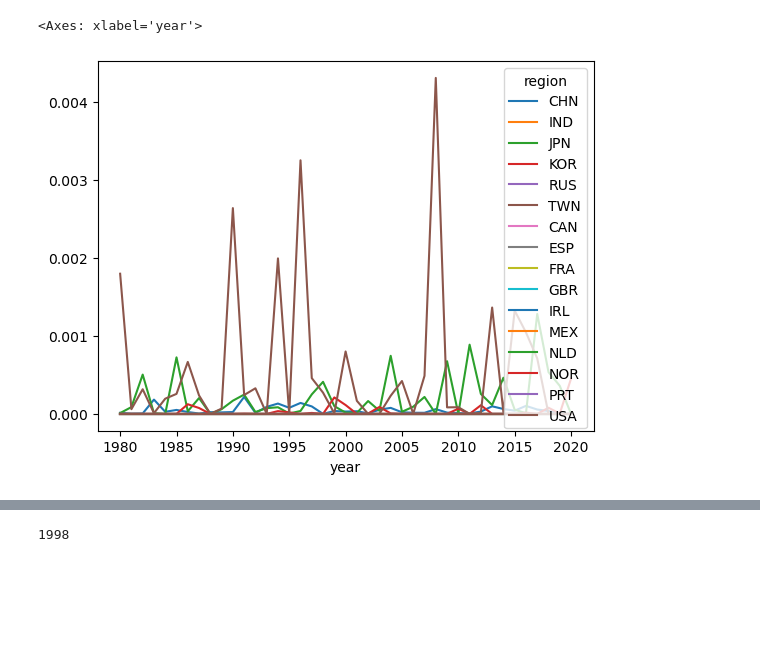
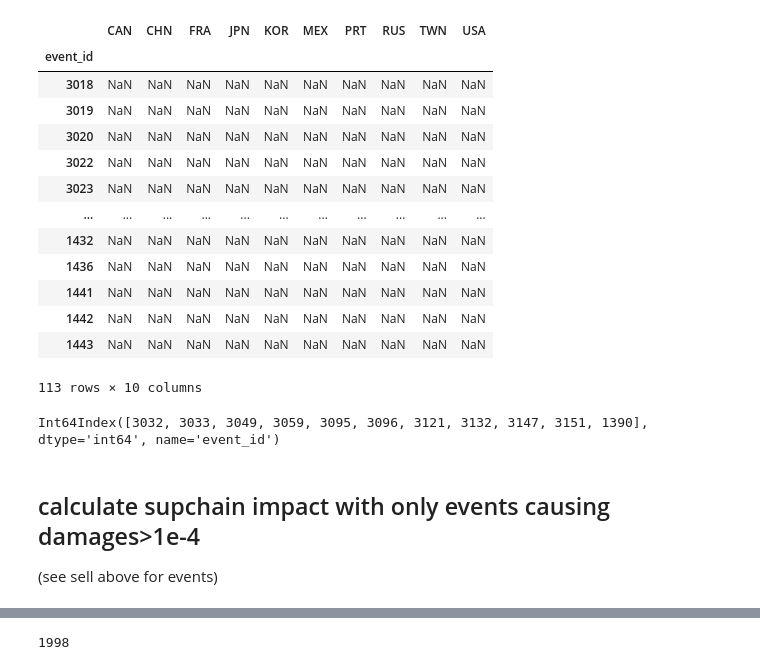
Before and after one commit to zeliest/compound_events_supply_chain, a Jupyter notebook: compute_sector_impacts.ipynb, the cells around one changed output, grey strips where cells are left out. Drawn from its saved outputs; the diff is of its cells as text; code cells hidden in the pictures; blank space fills up the shorter version.

Commit message:
subset events

```diff
--- a/compute_sector_impacts.ipynb
+++ b/compute_sector_impacts.ipynb
@@ -161,32 +85,19 @@ production_by_country["country_iso3"] = [pycountry.countries.lookup(format(reg_i
+# %%
+impacts_by_region = pd.merge(impacts_by_region, dates, on='event_id', how = "left")
 # %%
-matching_indices = np.where(np.isin(tc_wp.event_id, supchain_impacted_wp.index))[0]
-event_date = tc_wp.date[matching_indices]
-impacts_by_region_wp['date'] = [datetime.date.fromordinal(ordinal) for ordinal in event_date]
-impacts_by_region_wp['year'] = [date.year for date in impacts_by_region_wp.date]
-impacts_by_region_by_years_wp = impacts_by_region.groupby('year').sum()
-
-matching_indices = np.where(np.isin(tc_na.event_id, supchain_impacted_na.index))[0]
-event_date = tc_na.date[matching_indices]
-impacts_by_region_na['date'] = [datetime.date.fromordinal(ordinal) for ordinal in event_date]
-impacts_by_region_na['year'] = [date.year for date in impacts_by_region_na.date]
-impacts_by_region_by_years_na = impacts_by_region_na.groupby('year').sum()
+impacts_by_region['year'] = [datetime.date.fromordinal(date).year for date in impacts_by_region.date]
+impacts_by_region_by_years = impacts_by_region.groupby('year').sum()
 # %%
-impacts_by_region_by_years_wp = impacts_by_region_by_years_wp.drop(columns=["ROW"])
-impacts_by_region_by_years_na = impacts_by_region_by_years_na.drop(columns=["ROW"])
-for col in impacts_by_region_by_years_na.columns:
+impacts_by_region_by_years = impacts_by_region_by_years.drop(columns=["ROW", "event_id",'date'])
+impacts_by_region = impacts_by_region.drop(columns=["ROW",'date', 'year'])
+
+for col in impacts_by_region_by_years.columns:
     try:
+        pycountry.countries.lookup(col)
+        impacts_by_region_by_years[col] = impacts_by_region_by_years[col]/production_by_country[production_by_country["country_iso3"]==col].value.unique()[0]
+        impacts_by_region[col] = impacts_by_region[col]/production_by_country[production_by_country["country_iso3"]==col].value.unique()[0]
 
-        pycountry.countries.lookup(col)
-        impacts_by_region_by_years_na[col] = impacts_by_region_by_years_na[col]/production_by_country[production_by_country["country_iso3"]==col].value.unique()[0]
     except LookupError:
         continue
-
-for col in impacts_by_region_by_years_wp.columns:
-
-    try:
-        pycountry.countries.lookup(col)
-        impacts_by_region_by_years_wp[col] = impacts_by_region_by_years_wp[col]/production_by_country[production_by_country["country_iso3"]==col].value.unique()[0]
-    except LookupError:
-        continue
 # %%
-impacts_by_region_by_years
+impacts_by_region = impacts_by_region.set_index("event_id")
@@ -217,5 +107,17 @@ rolling_mean_rel_impact_5y = impacts_by_region_by_years.rolling(window=5).mean()
 # %%
-impacts_by_region_by_years.plot()
+impacts_by_region
 # %% [output]
+|  | CAN | CHN | FRA | JPN | KOR | MEX | PRT | RUS | TWN | USA |
+| event_id |  |  |  |  |  |  |  |  |  |  |
+| 3018 | NaN | NaN | NaN | NaN | NaN | NaN | NaN | NaN | NaN | NaN |
+| 3019 | NaN | NaN | NaN | NaN | NaN | NaN | NaN | NaN | NaN | NaN |
+| 3020 | NaN | NaN | NaN | NaN | NaN | NaN | NaN | NaN | NaN | NaN |
+| 3022 | NaN | NaN | NaN | NaN | NaN | NaN | NaN | NaN | NaN | NaN |
+| 3023 | NaN | NaN | NaN | NaN | NaN | NaN | NaN | NaN | NaN | NaN |
+| ... | ... | ... | ... | ... | ... | ... | ... | ... | ... | ... |
+| 1432 | NaN | NaN | NaN | NaN | NaN | NaN | NaN | NaN | NaN | NaN |
+| 1436 | NaN | NaN | NaN | NaN | NaN | NaN | NaN | NaN | NaN | NaN |
+| 1441 | NaN | NaN | NaN | NaN | NaN | NaN | NaN | NaN | NaN | NaN |
+| 1442 | NaN | NaN | NaN | NaN | NaN | NaN | NaN | NaN | NaN | NaN |
+| 1443 | NaN | NaN | NaN | NaN | NaN | NaN | NaN | NaN | NaN | NaN |
-<Axes: xlabel='year'>
+113 rows × 10 columns
-[figure, removed]
@@ -221,0 +128,7 @@ impacts_by_region_by_years.plot()
+# %%
+impacts_by_region.index
+# %% [output]
+Int64Index([3032, 3033, 3049, 3059, 3095, 3096, 3121, 3132, 3147, 3151, 1390], dtype='int64', name='event_id')
+# %% [markdown]
+## calculate supchain impact with only events causing damages>1e-4
+(see sell above for events)
```
Also changed, not shown: parts of 24 cells of this notebook.
